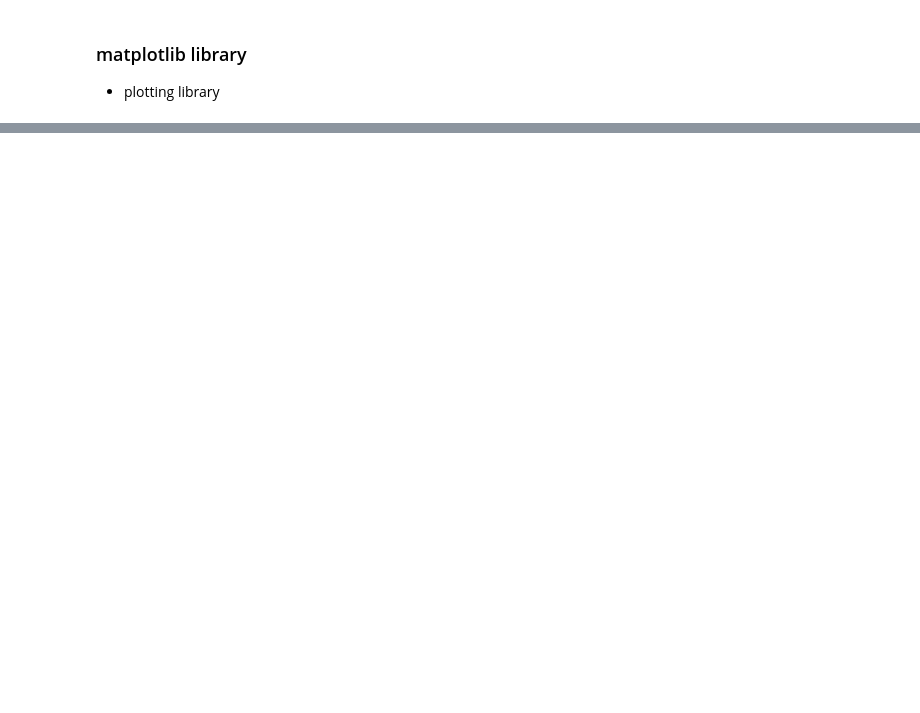
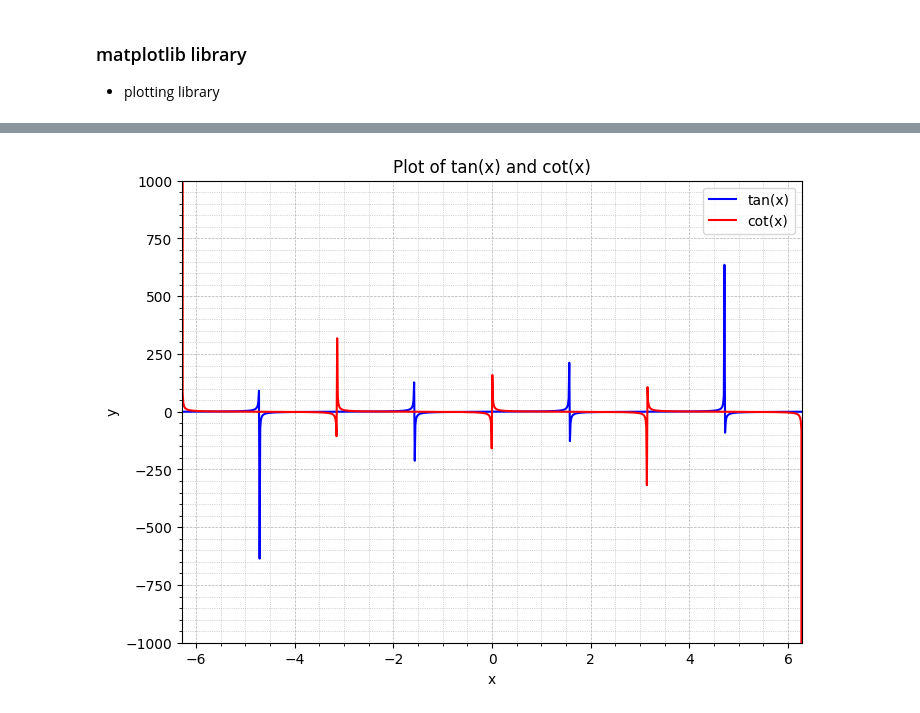
Before and after one commit to sinayanaik/python-learn, a Jupyter notebook: matplotlib library/matplotlib library.ipynb, the cells around one changed output, grey strips where cells are left out. Drawn from its saved outputs; the diff is of its cells as text; code cells hidden in the pictures; blank space fills up the shorter version.

```diff
--- a/matplotlib library/matplotlib library.ipynb
+++ b/matplotlib library/matplotlib library.ipynb
@@ -23,0 +24,42 @@ plt.show()
+# %%
+import numpy as np
+import matplotlib.pyplot as plt
+
+# linspace(start, stop, span)
+x = np.linspace(-2 * np.pi, 2 * np.pi, 1000)
+
+# Calculate tan(x) and cot(x)
+tan_x = np.tan(x)
+cot_x = 1 / np.tan(x)
+
+# plt.figure(figsize=(width, height)) in inches
+plt.figure(figsize=(8, 6))
+
+# Plot tan(x)
+plt.plot(x, tan_x, label='tan(x)', color='b')
+
+# Plot cot(x)
+plt.plot(x, cot_x, label='cot(x)', color='r')
+
+# Set the title and labels
+plt.title('Plot of tan(x) and cot(x)')
+plt.xlabel('x')
+plt.ylabel('y')
+
+# Set the x and y axis limits
+plt.xlim(-2 * np.pi, 2 * np.pi)
+plt.ylim(-1000, 1000)
+
+# Add grid and axis lines
+# Make grid lines more dense
+plt.minorticks_on()
+plt.grid(which='both', linestyle='--', linewidth=0.5)
+plt.grid(which='minor', linestyle=':', linewidth=0.5)
+
+# Add a legend
+plt.legend()
+
+# Show the plot
+plt.show()
+# %% [output]
+[figure, added]
```
Also changed, not shown: parts of 2 cells of this notebook, 3 other files.
